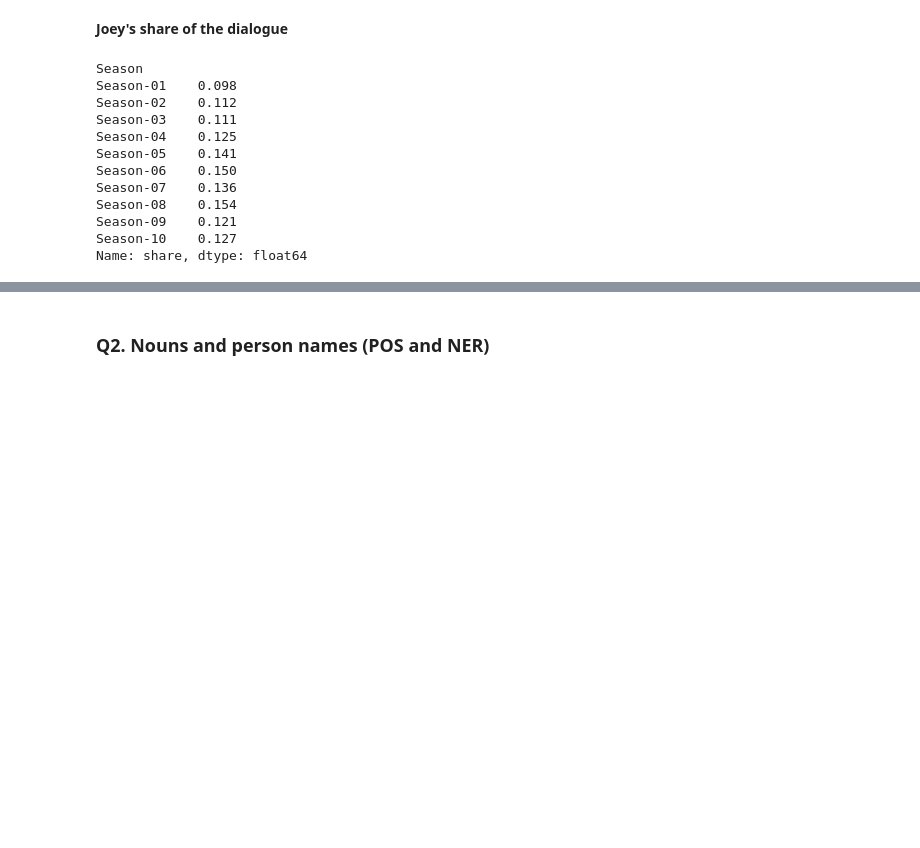
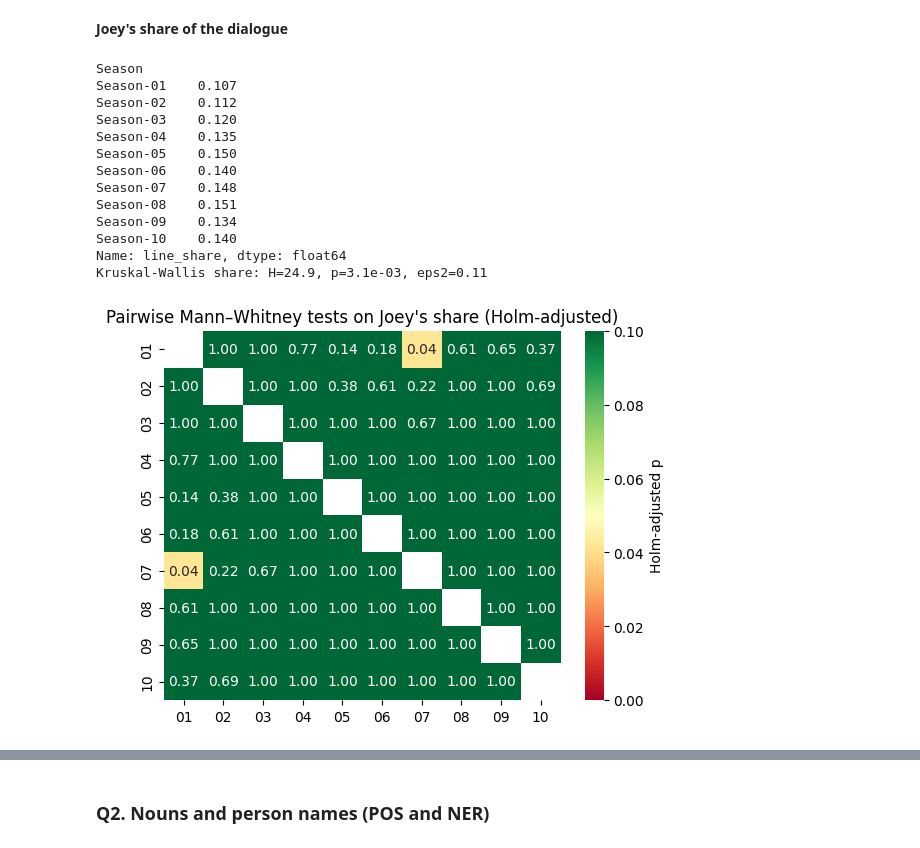
Before and after one commit to LouisDV-KUL/Text_mining_joey, a Jupyter notebook: TextMining_proj1_fin.ipynb, the cells around one changed output, grey strips where cells are left out. Cells and saved outputs as stored; diff of their text form; code cells hidden in the pictures; blank space fills up the shorter version.

```diff
--- a/TextMining_proj1_fin.ipynb
+++ b/TextMining_proj1_fin.ipynb
@@ -379,31 +418,45 @@ Kruskal-Wallis  words: H=38.8, p=1.2e-05, eps2=0.17 | sentences: H=58.0, p=3.3e-
 # %% [markdown]
 **Joey's share of the dialogue**
 # %%
-tot = (
-    df_raw.assign(w=df_raw["Text"].apply(strip_stage_directions).apply(count_words))
-    .groupby(["Season", "Episode"])["w"]
-    .sum()
-    .rename("ep_words")
-    .reset_index()
-)
-ep = ep.drop(columns=["ep_words", "share"], errors="ignore").merge(
-    tot, on=["Season", "Episode"]
-)
-ep["share"] = ep["words"] / ep["ep_words"]
-print(ep.groupby("Season")["share"].mean().round(3))
+
+print(ep.groupby("Season")["line_share"].mean().round(3))
+
+# Kruskal Wallis test
+Hsh, psh, esh = kw("line_share")
+print(f"Kruskal-Wallis share: H={Hsh:.1f}, p={psh:.1e}, eps2={esh:.2f}")
+
+# Post-hoc: pairwise Mann-Whitney U tests with Holm correction
+
+seasons = sorted(ep["Season"].unique())
+rows = []
+for a, b in combinations(seasons, 2):
+    _, p = mannwhitneyu(ep.loc[ep.Season == a, "line_share"], ep.loc[ep.Season == b, "line_share"])
+    rows.append((a[-2:], b[-2:], p))
+pw = pd.DataFrame(rows, columns=["s1", "s2", "p"]).sort_values("p")
+m = len(pw)  # Holm correction
+pw["p_holm"] = np.minimum(1, np.maximum.accumulate(pw["p"] * (m - np.arange(m))))
+
+mat = pw.pivot(index="s1", columns="s2", values="p_holm")
+mat = mat.combine_first(mat.T)
+
+sns.heatmap(mat, annot=True, fmt=".2f", cmap="RdYlGn", vmin=0, vmax=0.1, cbar_kws={"label": "Holm-adjusted p"})
+plt.title("Pairwise Mann–Whitney tests on Joey's share (Holm-adjusted)")
+plt.show()
 # %% [output]
 Season
-Season-01    0.098
+Season-01    0.107
 Season-02    0.112
-Season-03    0.111
-Season-04    0.125
-Season-05    0.141
-Season-06    0.150
-Season-07    0.136
-Season-08    0.154
-Season-09    0.121
-Season-10    0.127
-Name: share, dtype: float64
+Season-03    0.120
+Season-04    0.135
+Season-05    0.150
+Season-06    0.140
+Season-07    0.148
+Season-08    0.151
+Season-09    0.134
+Season-10    0.140
+Name: line_share, dtype: float64
+Kruskal-Wallis share: H=24.9, p=3.1e-03, eps2=0.11
+[figure, added]
 # %% [markdown]
 **on average per episode Joey has 66.5 sentences (sd 31.3, median 60), 382 words (sd 175, median 348) and 35.7 lines (sd 14.7)**
 Joey speaks in every episode in the dataset of them. For all three measures the mean is above the median, so the distribution is right-skewed (a few very talkative episodes).
```
Also changed, not shown: parts of 5 cells of this notebook.
